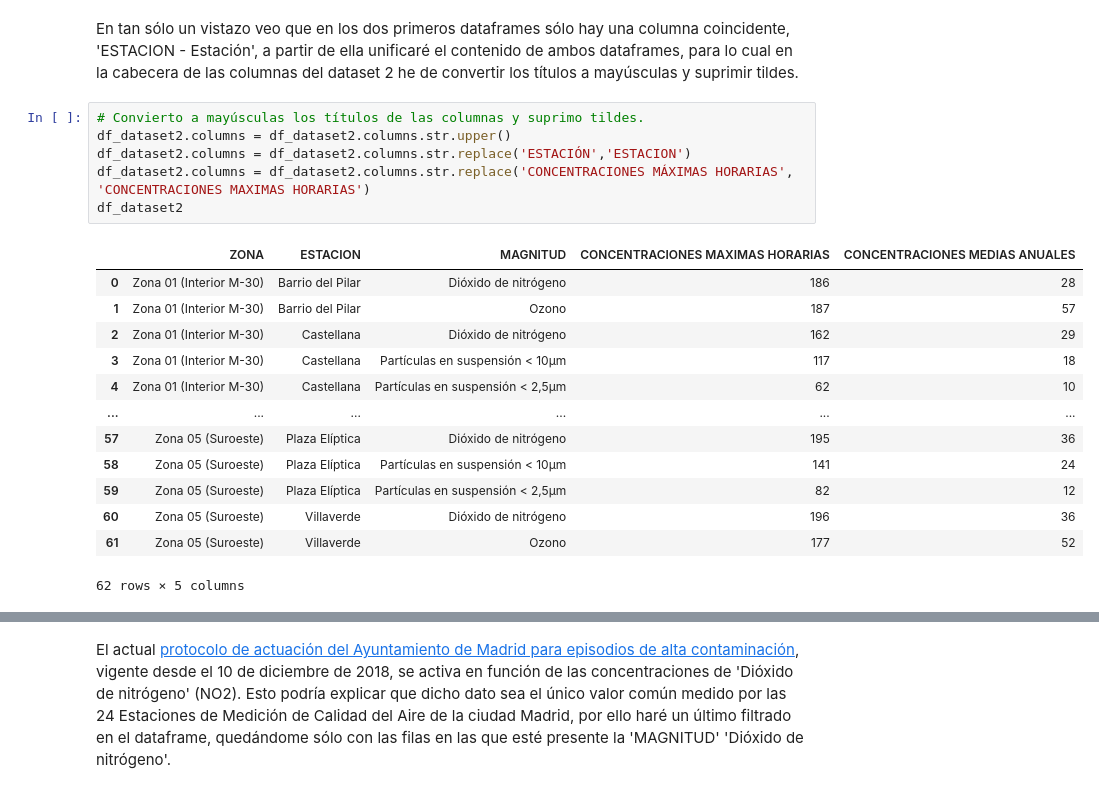
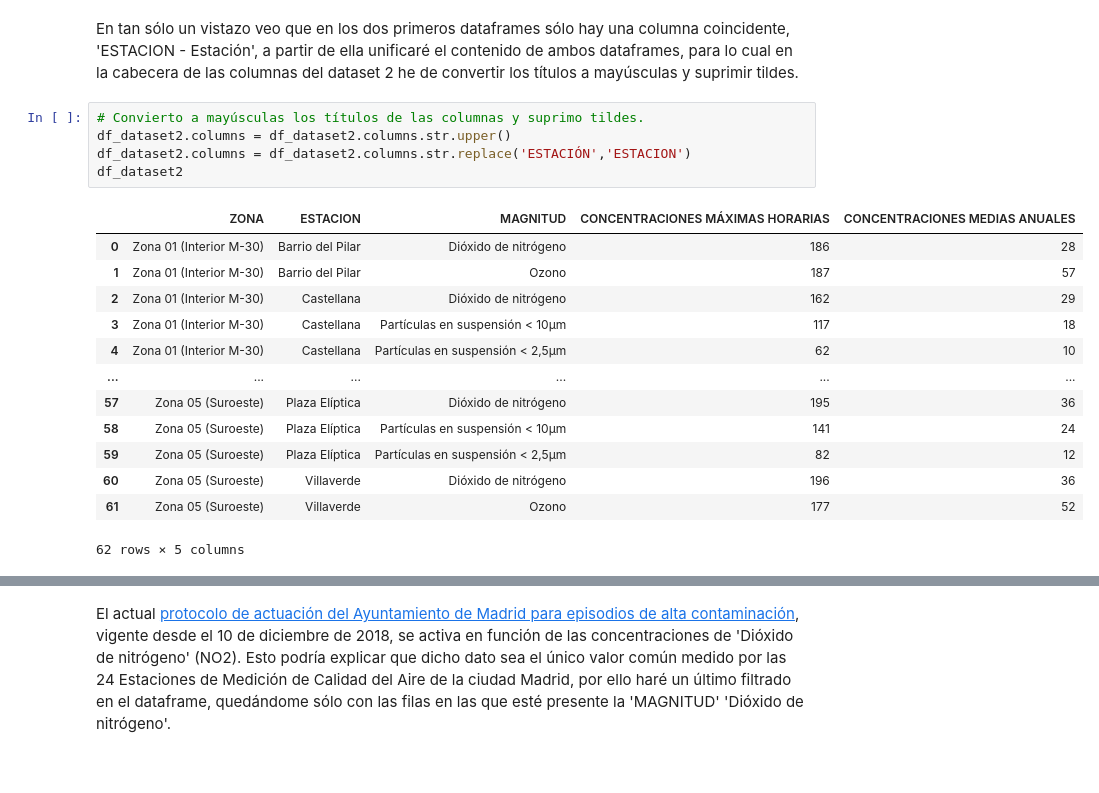
Before and after one commit to XileFrost/EDA_AireRentaMadrid, a Jupyter notebook: FelixdeMolina_EDA-Aire_Madrid.ipynb, the cells around one changed output, grey strips where cells are left out. Drawn from its saved outputs; the diff is of its cells as text.

```diff
--- a/FelixdeMolina_EDA-Aire_Madrid.ipynb
+++ b/FelixdeMolina_EDA-Aire_Madrid.ipynb
@@ -155,11 +155,10 @@ En tan sólo un vistazo veo que en los dos primeros dataframes sólo hay una col
 # %%
 # Convierto a mayúsculas los títulos de las columnas y suprimo tildes.
 df_dataset2.columns = df_dataset2.columns.str.upper()
 df_dataset2.columns = df_dataset2.columns.str.replace('ESTACIÓN','ESTACION')
-df_dataset2.columns = df_dataset2.columns.str.replace('CONCENTRACIONES MÁXIMAS HORARIAS', 'CONCENTRACIONES MAXIMAS HORARIAS')
 df_dataset2
 # %% [output]
-|  | ZONA | ESTACION | MAGNITUD | CONCENTRACIONES MAXIMAS HORARIAS | CONCENTRACIONES MEDIAS ANUALES |
+|  | ZONA | ESTACION | MAGNITUD | CONCENTRACIONES MÁXIMAS HORARIAS | CONCENTRACIONES MEDIAS ANUALES |
 | 0 | Zona 01 (Interior M-30) | Barrio del Pilar | Dióxido de nitrógeno | 186 | 28 |
 | 1 | Zona 01 (Interior M-30) | Barrio del Pilar | Ozono | 187 | 57 |
 | 2 | Zona 01 (Interior M-30) | Castellana | Dióxido de nitrógeno | 162 | 29 |
```
Also changed, not shown: parts of 16 cells of this notebook.
